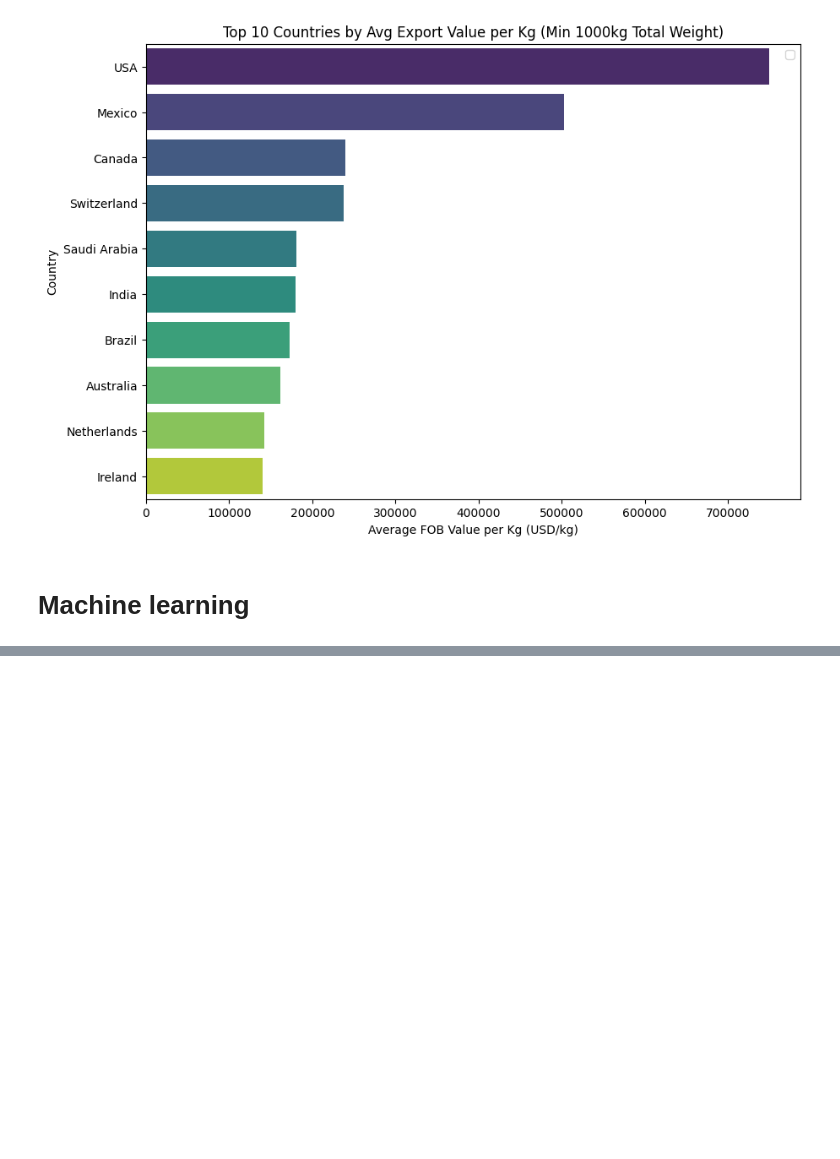
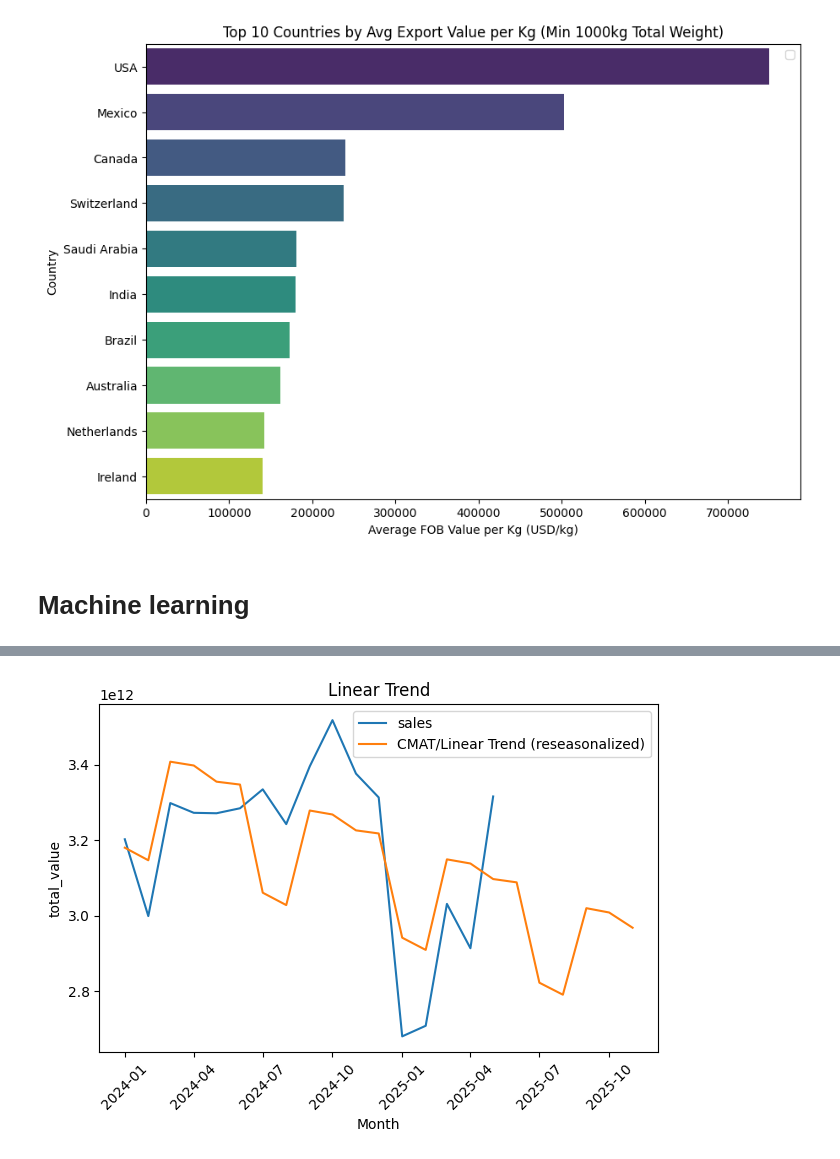
Before and after one commit to rfih/Dibimbing---DSDA, a Jupyter notebook: Final Project Data Science/Monthly.ipynb, the cells around one changed output, grey strips where cells are left out. Saved outputs shown, nothing was run; the diff lists cells and outputs as text; code cells hidden in the pictures; blank space fills up the shorter version.

```diff
--- a/Final Project Data Science/Monthly.ipynb
+++ b/Final Project Data Science/Monthly.ipynb
@@ -1427,0 +1306,15 @@ plt.show()
+# %%
+# D) (Optional) “Linear Trend” view like your top chart:
+#    plot original (Actual) against reseasonalized trend (fitted + future)
+plt.figure()
+plt.plot(components.index, components["Actual"], label="sales")
+# build a single series that stitches fitted LTwS + future LTwS
+stitched = pd.concat([
+    components["LTwS_fitted"].dropna().rename("LT reseasonalized (in-sample)"),
+    forecast_6.set_index("ref_date")["Forecast_LTwS"].rename("LT reseasonalized (future)")
+]).sort_index()
+plt.plot(stitched.index, stitched.values, label="CMAT/Linear Trend (reseasonalized)")
+plt.title("Linear Trend")
+plt.xlabel("Month"); plt.ylabel(value_col); plt.xticks(rotation=45); plt.legend(); plt.tight_layout(); plt.show()
+# %% [output]
+[figure, added]
```
Also changed, not shown: parts of 53 cells of this notebook.
